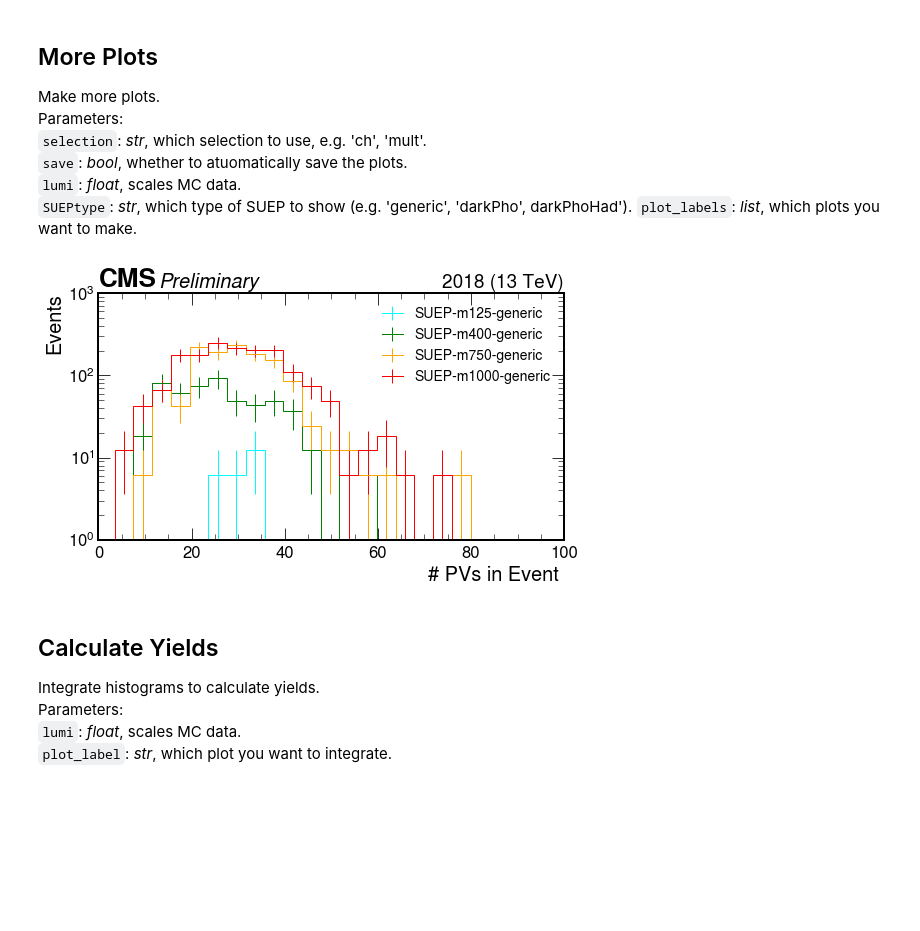
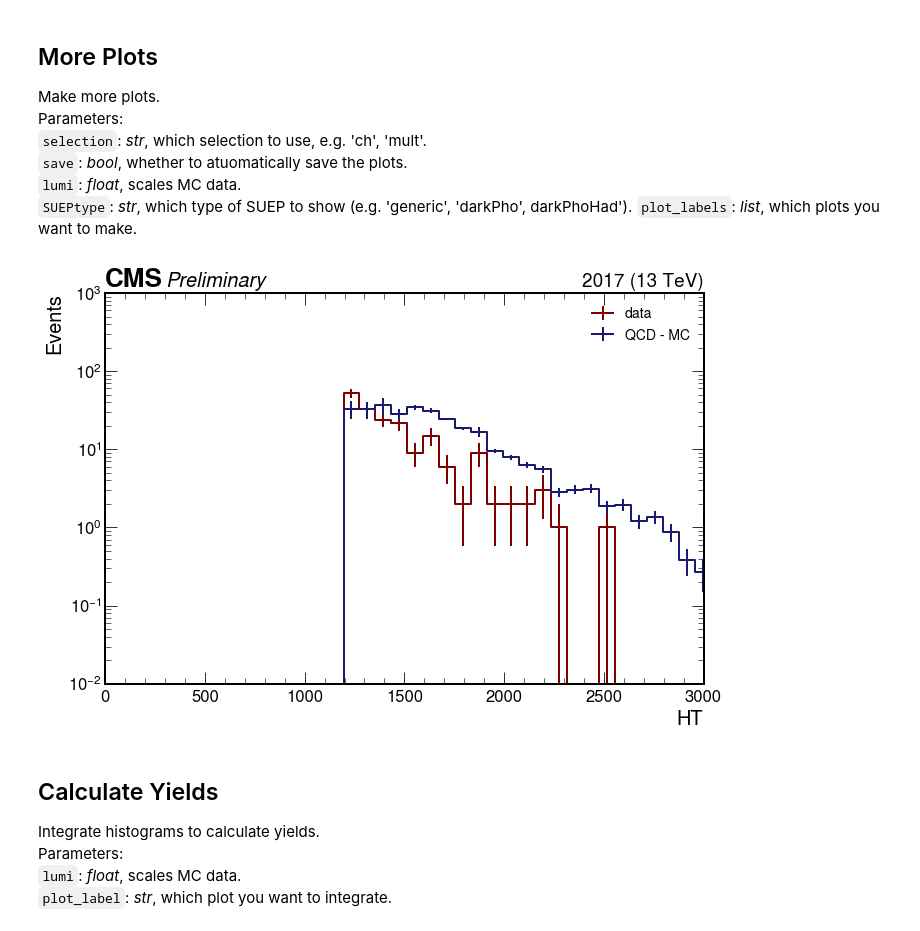
Before and after one commit to SUEPPhysics/SUEPCoffea_dask, a Jupyter notebook: plotting/plot.ipynb, the cells around one changed output. Cells and saved outputs as stored; diff of their text form; code cells hidden in the pictures; blank space fills up the shorter version.

```diff
--- a/plotting/plot.ipynb
+++ b/plotting/plot.ipynb
@@ -20,6 +20,7 @@ vector.register_awkward()
 
 # parameters for matplotlib styling
 plt.style.use(hep.style.CMS)
+hep.style.use("CMS")
 
 matplotlib.rcParams.update({'figure.max_open_warning': 0})
 matplotlib.rcParams.update({'font.size': 20})
@@ -300,7 +317,7 @@ Parameters:<br>
 ### Make ABCD plots and table based on selection (e.g. 'ch', 'mult')
 selection = 'ch'
 save = False
-lumi = 61000
+lumi = lumi_2017
 
 for plot_label in ['A','B','C','D_exp', 'D_obs']:
 
@@ -308,7 +325,7 @@ for plot_label in ['A','B','C','D_exp', 'D_obs']:
 
     # define figure, axis on which to plot QCD and SUEP
     fig, ax = plt.subplots(figsize=(8,5))
-    hep.cms.label("Preliminary", data=True, year=2018)
+    hep.cms.label("Preliminary", data=True, year=2017)
 
     # QCD hist for ABCD region
     hdata = plots['data'][plot_label]
@@ -324,7 +341,7 @@ for plot_label in ['A','B','C','D_exp', 'D_obs']:
     stats['QCD_MC'][plot_label]["value"] = np.sum(hQCD_MC.values())
     stats['QCD_MC'][plot_label]["err"] = np.sum(np.sqrt(hQCD_MC.variances()))
 
-    ax.set_ylim(1e1,1e8)
+    ax.set_ylim(1e0,1e3)
     ax.set_yscale('log')
     ax.legend(loc='best', fontsize=14, framealpha=1, facecolor='white', shadow=True)
 
@@ -353,20 +374,21 @@ dict_keys(['SUEP_nconst_ch', 'SUEP_ntracks_ch', 'SUEP_pt_ch', 'SUEP_pt_avg_ch',
 ### Make ABCD plots and table based on selection (e.g. 'ch', 'mult')
 selection = 'ch'
 save = True
-lumi = 61000
-plot_labels = ['A','B','C']
-# plot_labels = ['ht']
+lumi = lumi_2017
+plot_labels = ['A_ht_ch']
+#plot_labels = [k for k in list(plots['QCD_MC'].keys()) if '2D' not in k]
 
 for plot_label in plot_labels:
-    plot_label += "_" + selection
+    #plot_label += "_" + selection
 
     hQCD_MC = plots['QCD_MC'][plot_label]
     hdata = plots['data'][plot_label]
 
     plot_ratio(hQCD_MC, hdata, plot_label,
                'QCD MC', 'data',
-               lumi, 1,
-               xlim = [0,1],
+               -1,
+               lumi,1,
+               xlim = 'default',
                log=True)
 
     if save: plt.savefig(output_label + "_" + plot_label+ "_closure_"+selection+file_ext)
@@ -502,47 +518,57 @@ Parameters:<br>
 # %%
 selection = 'ch'
 save = False
-lumi = 61000
+lumi = lumi_2016_apv
 SUEPtype = 'generic'
-plot_labels = ['nPVs']
+plot_labels = ['C_ht']
+normalize = False
 
 for plot_label in plot_labels:
 
     #plot_label = 'SUEP_' + selection + '_' + plot_label
     plot_label = plot_label + '_' + selection
 
     # define figure, axis on which to plot QCD and SUEP
-    fig, ax = plt.subplots(figsize=(8,5))
-    hep.cms.label("Preliminary", data=True, year=2018)
+    fig, ax = plt.subplots(figsize=(10,7))
+    hep.cms.label("Preliminary", data=True, year=2017)
 
     # get hists
-    #hdata = plots['data'][plot_label]
-    #hQCD_MC = plots['QCD_MC'][plot_label] * lumi
-    hSUEP125 = plots['SUEP-m125-'+SUEPtype][plot_label] * lumi
-    hSUEP400 = plots['SUEP-m400-'+SUEPtype][plot_label] * lumi
-    hSUEP750 = plots['SUEP-m750-'+SUEPtype][plot_label] * lumi
-    hSUEP1000 = plots['SUEP-m1000-'+SUEPtype][plot_label] * lumi
+    hdata = plots['data'][plot_label]
+    hQCD_MC = plots['QCD_MC'][plot_label] * lumi
+    # hSUEP125 = plots['SUEP-m125-'+SUEPtype][plot_label] * lumi
+    # hSUEP400 = plots['SUEP-m400-'+SUEPtype][plot_label] * lumi
+    # hSUEP750 = plots['SUEP-m750-'+SUEPtype][plot_label] * lumi
+    # hSUEP1000 = plots['SUEP-m1000-'+SUEPtype][plot_label] * lumi
+
+    # normalize
+    if normalize:
+        hdata = hdata/hdata.sum().value
+        hQCD_MC = hQCD_MC/hQCD_MC.sum().value
+        hSUEP125 = hSUEP125/hSUEP125.sum().value
+        hSUEP400 = hSUEP400/hSUEP400.sum().value
+        hSUEP750 = hSUEP750/hSUEP750.sum().value
+        hSUEP1000 = hSUEP1000/hSUEP1000.sum().value
 
     # plot QCD, sum values and errs
-    #plot1d(hdata, ax, 'data', color='maroon', lw=1)
-    #plot1d(hQCD_MC, ax, 'QCD - MC', color='midnightblue', lw=1)
-    plot1d(hSUEP125, ax, 'SUEP-m125-'+SUEPtype, lw=1, rebin=4)
-    plot1d(hSUEP400, ax, 'SUEP-m400-'+SUEPtype, lw=1, rebin=4)
-    plot1d(hSUEP750, ax, 'SUEP-m750-'+SUEPtype, lw=1, rebin=4)
-    plot1d(hSUEP1000, ax, 'SUEP-m1000-'+SUEPtype, lw=1, rebin=4)
+    plot1d(hdata, ax, 'data', color='maroon', lw=2, rebin=8)
+    plot1d(hQCD_MC, ax, 'QCD - MC', color='midnightblue', lw=2, rebin=8)
+    # plot1d(hSUEP125, ax, 'SUEP-m125-'+SUEPtype, lw=1, rebin=32)
+    # plot1d(hSUEP400, ax, 'SUEP-m400-'+SUEPtype, lw=1, rebin=32)
+    # plot1d(hSUEP750, ax, 'SUEP-m750-'+SUEPtype, lw=1, rebin=32)
+    # plot1d(hSUEP1000, ax, 'SUEP-m1000-'+SUEPtype, lw=1, rebin=32)
 
     # plotting parameters
-    ax.set_ylim(1e0,1e3)
-    ax.set_xlim(0,100)
+    ax.set_ylim(1e-2,1e3)
+    ax.set_xlim(0,3000)
     ax.set_yscale('log')
     ax.legend(loc='best', fontsize=14, framealpha=1, facecolor='white', shadow=True)
 
     if save: fig.savefig(output_label + "_" + plot_label + file_ext, bbox_inches='tight')
 
 fig.tight_layout()
 fig.show()
 # %% [output]
-[figure, old version]
+[figure, new version]
 # %% [markdown]
 ## Calculate Yields
 Integrate histograms to calculate yields.<br>
```
Also changed, not shown: parts of 14 cells of this notebook, 4 other files.
